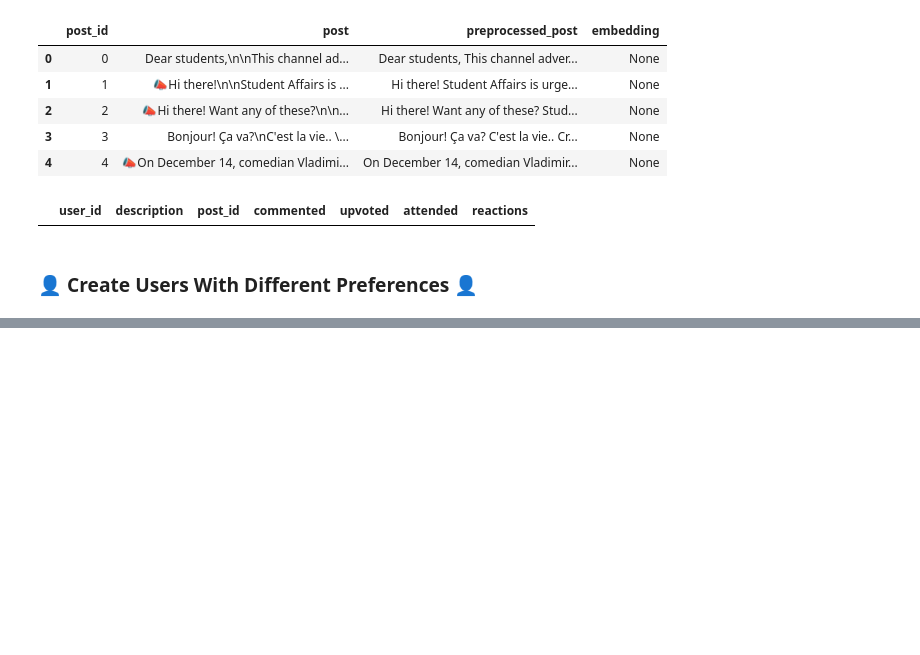
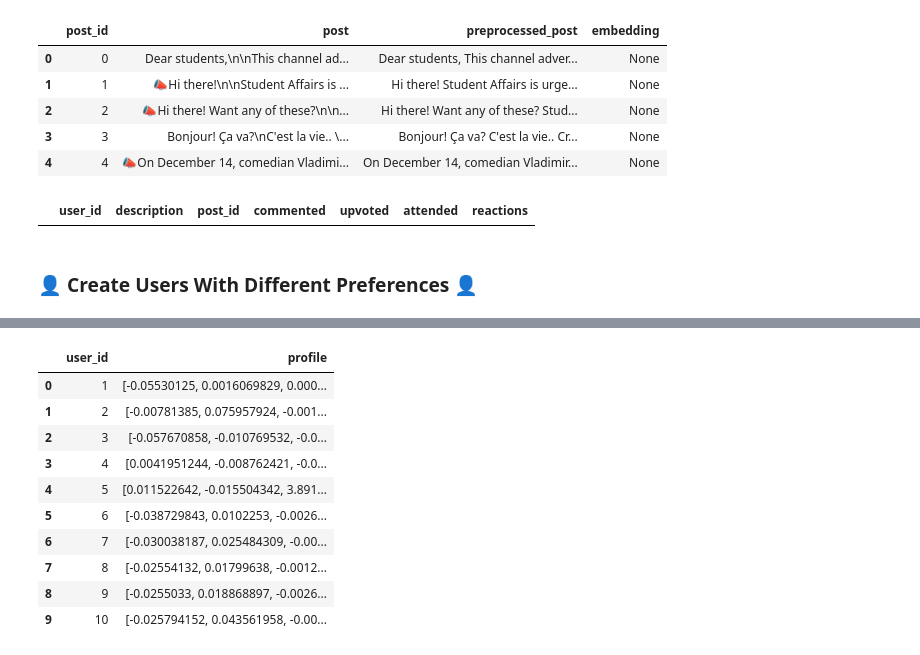
Before and after one commit to evops-sum25/evops-ml, a Jupyter notebook: notebooks/Recommendation_System/1_Recommendation_System.ipynb, the cells around one changed output, grey strips where cells are left out. Saved outputs shown, nothing was run; the diff lists cells and outputs as text; code cells hidden in the pictures; blank space fills up the shorter version.

```diff
--- a/notebooks/Recommendation_System/1_Recommendation_System.ipynb
+++ b/notebooks/Recommendation_System/1_Recommendation_System.ipynb
@@ -248,0 +489,6 @@ Ellipsis
+# %%
+model = SentenceTransformer('sentence-transformers/paraphrase-multilingual-mpnet-base-v2')
+embeddings = model.encode(df_posts['preprocessed_post'].to_numpy())
+
+df_posts['embedding'] = list(np.array(embeddings))
+df_posts.head()
@@ -248,0 +636,53 @@ Ellipsis
+# %%
+user_profiles = {}
+
+builder = UserProfileBuilder(lambda_param=0.6)
+results = []
+grouped = df_users.groupby('user_id')
+
+for user_id, group in grouped:
+    interactions_list = []
+    embeddings_list = []
+
+    for _, row in group.iterrows():
+        interaction = EventInteraction(
+            commented=row['commented'],
+            upvoted=row['upvoted'],
+            attended=row['attended'],
+            reactions=converted_emoji(row['reactions'])
+        )
+
+        post_emb = df_posts[df_posts['post_id'] == row['post_id']]['embedding']
+        if post_emb is None:
+            continue
+        post_emb = post_emb.iloc[0]
+
+        interactions_list.append(interaction)
+        embeddings_list.append(post_emb)
+
+    if interactions_list:
+        combined_emb = builder.build_profile(
+            interactions_list,
+            embeddings_list
+        )
+        user_profiles[user_id] = combined_emb
+
+    results.append({
+        'user_id': user_id,
+        'profile': combined_emb
+    })
+
+df_user_profiles = pd.DataFrame(results)
+df_user_profiles
+# %% [output]
+|  | user_id | profile |
+| 0 | 1 | [-0.05530125, 0.0016069829, 0.000... |
+| 1 | 2 | [-0.00781385, 0.075957924, -0.001... |
+| 2 | 3 | [-0.057670858, -0.010769532, -0.0... |
+| 3 | 4 | [0.0041951244, -0.008762421, -0.0... |
+| 4 | 5 | [0.011522642, -0.015504342, 3.891... |
+| 5 | 6 | [-0.038729843, 0.0102253, -0.0026... |
+| 6 | 7 | [-0.030038187, 0.025484309, -0.00... |
+| 7 | 8 | [-0.02554132, 0.01799638, -0.0012... |
+| 8 | 9 | [-0.0255033, 0.018868897, -0.0026... |
+| 9 | 10 | [-0.025794152, 0.043561958, -0.00... |
```
Also changed, not shown: parts of 9 cells of this notebook.
